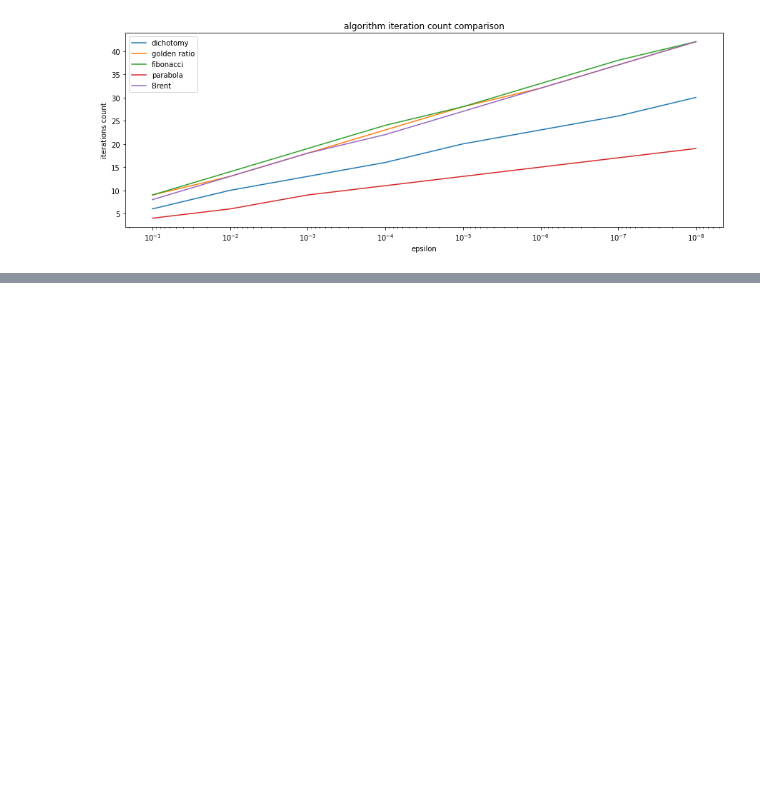
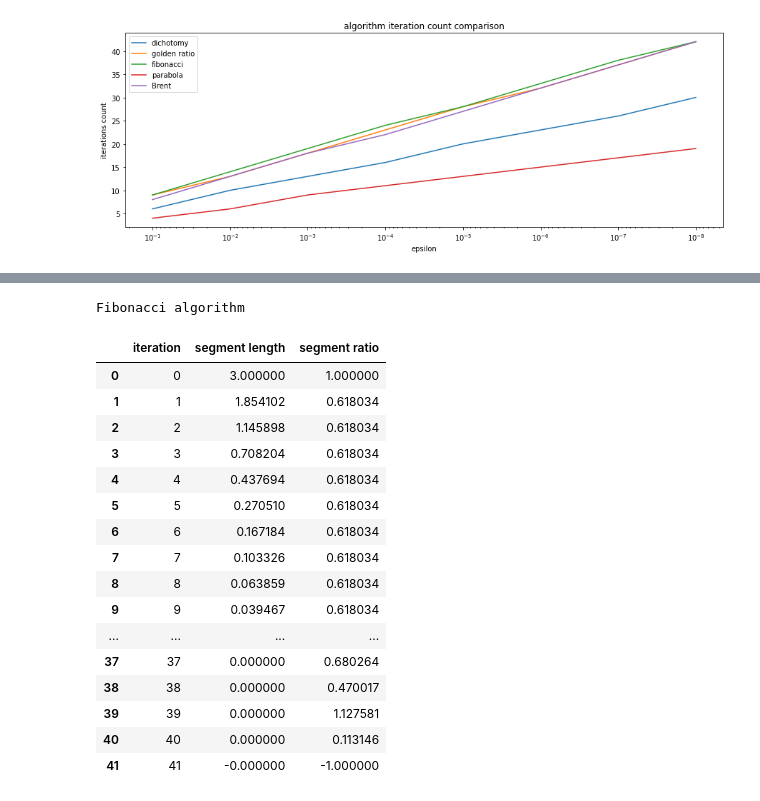
Before and after one commit to Ar4eR-ValerA/AppliedMath.IIISem, a Jupyter notebook: Lab1/graphs_and_tables.ipynb, the cells around one changed output, grey strips where cells are left out. Cells and saved outputs as stored; diff of their text form; code cells hidden in the pictures; blank space fills up the shorter version.

```diff
--- a/Lab1/graphs_and_tables.ipynb
+++ b/Lab1/graphs_and_tables.ipynb
@@ -181,0 +265,28 @@ ax2.legend(["dichotomy", "golden ratio", "fibonacci", "parabola", "Brent"])
+# %%
+df = build_table(fibonacci_algorithm.find_min, function, a, b, eps)
+df.style.set_caption("Fibonacci algorithm").set_table_styles([{
+    'selector': 'caption',
+    'props': [
+        ('color', 'black'),
+        ('font-size', '16px')
+    ]
+}])
+# %% [output]
+Fibonacci algorithm
+|  | iteration | segment length | segment ratio |
+| 0 | 0 | 3.000000 | 1.000000 |
+| 1 | 1 | 1.854102 | 0.618034 |
+| 2 | 2 | 1.145898 | 0.618034 |
+| 3 | 3 | 0.708204 | 0.618034 |
+| 4 | 4 | 0.437694 | 0.618034 |
+| 5 | 5 | 0.270510 | 0.618034 |
+| 6 | 6 | 0.167184 | 0.618034 |
+| 7 | 7 | 0.103326 | 0.618034 |
+| 8 | 8 | 0.063859 | 0.618034 |
+| 9 | 9 | 0.039467 | 0.618034 |
+| ... | ... | ... | ... |
+| 37 | 37 | 0.000000 | 0.680264 |
+| 38 | 38 | 0.000000 | 0.470017 |
+| 39 | 39 | 0.000000 | 1.127581 |
+| 40 | 40 | 0.000000 | 0.113146 |
+| 41 | 41 | -0.000000 | -1.000000 |
```
Also changed, not shown: parts of 5 cells of this notebook, 2 other files.
